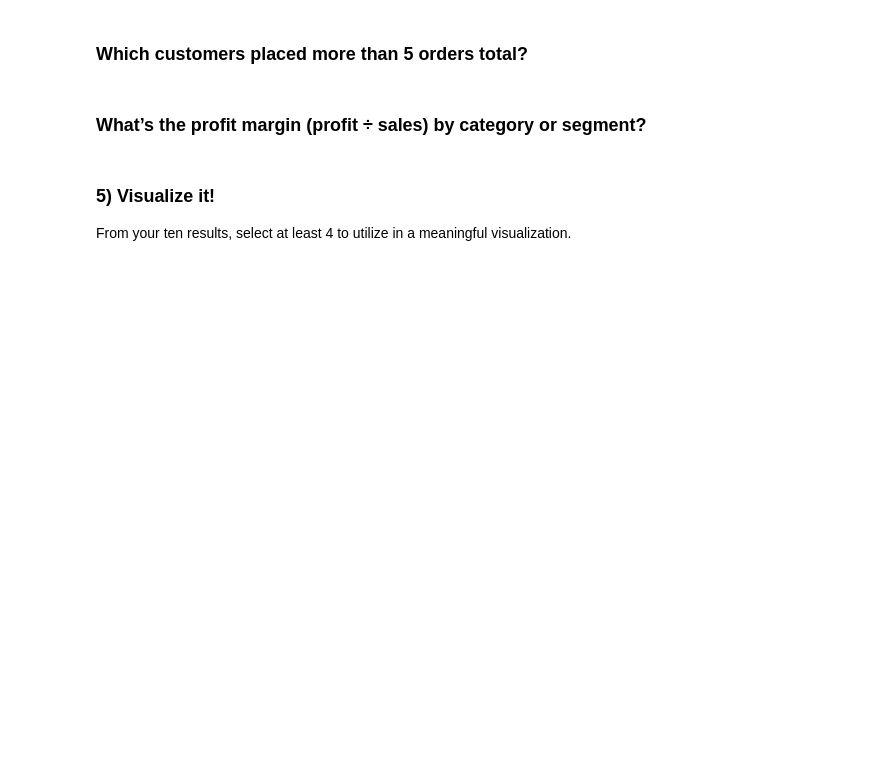
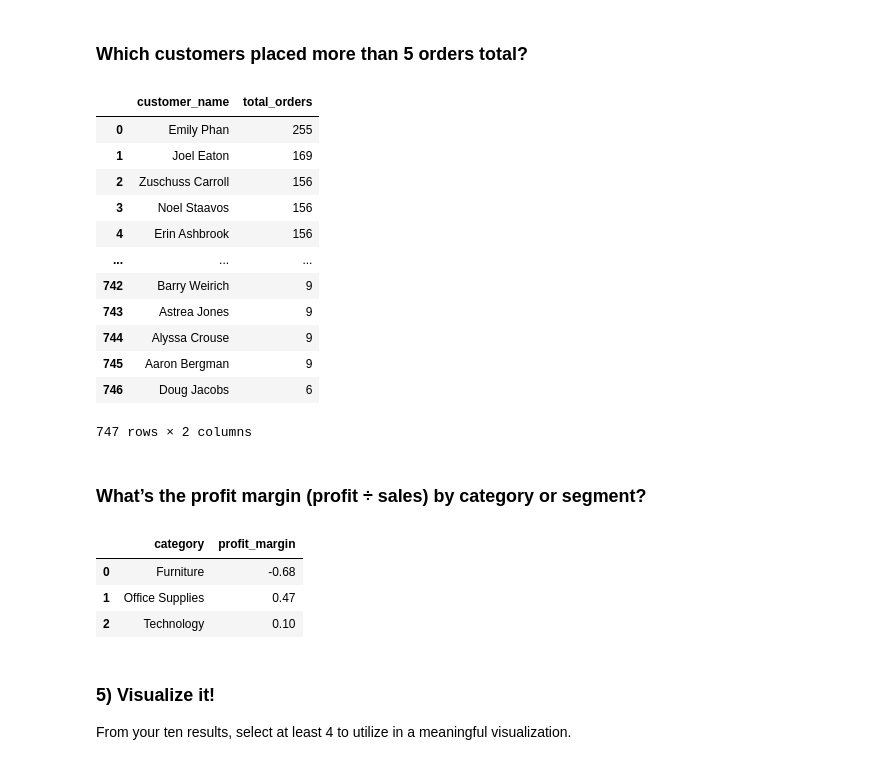
Before and after one commit to KittyRose8267/DA_M3_W4_Workflow, a Jupyter notebook: notebooks/superstore_sales_workflow.ipynb, the cells around one changed output. Saved outputs shown, nothing was run; the diff lists cells and outputs as text; code cells hidden in the pictures; blank space fills up the shorter version.

```diff
--- a/notebooks/superstore_sales_workflow.ipynb
+++ b/notebooks/superstore_sales_workflow.ipynb
@@ -302,2 +323,28 @@ result9
+# %%
+query9 = """
+SELECT c.customer_name, COUNT(o.order_id) as total_orders
+FROM customers as c
+JOIN orders as o on o.customer_id = c.customer_id
+GROUP BY c.customer_name
+HAVING total_orders > 5
+ORDER BY total_orders DESC
+;
+"""
+result9 = pd.read_sql(query9, conn)
+result9
+# %% [output]
+|  | customer_name | total_orders |
+| 0 | Emily Phan | 255 |
+| 1 | Joel Eaton | 169 |
+| 2 | Zuschuss Carroll | 156 |
+| 3 | Noel Staavos | 156 |
+| 4 | Erin Ashbrook | 156 |
+| ... | ... | ... |
+| 742 | Barry Weirich | 9 |
+| 743 | Astrea Jones | 9 |
+| 744 | Alyssa Crouse | 9 |
+| 745 | Aaron Bergman | 9 |
+| 746 | Doug Jacobs | 6 |
+747 rows × 2 columns
 # %% [markdown]
 ### What’s the profit margin (profit ÷ sales) by category or segment?
@@ -308,3 +351,17 @@ result10
+# %%
+query10 = """
+SELECT p.category, ROUND(od.profit / od.sales, 2) as profit_margin
+FROM products as p
+JOIN order_details as od on od.product_id = p.product_id
+GROUP BY p.category;
+"""
+result10 = pd.read_sql(query10, conn)
+result10
+# %% [output]
+|  | category | profit_margin |
+| 0 | Furniture | -0.68 |
+| 1 | Office Supplies | 0.47 |
+| 2 | Technology | 0.10 |
 # %% [markdown]
 ### 5) Visualize it!
 
```
Also changed, not shown: parts of 7 cells of this notebook.
